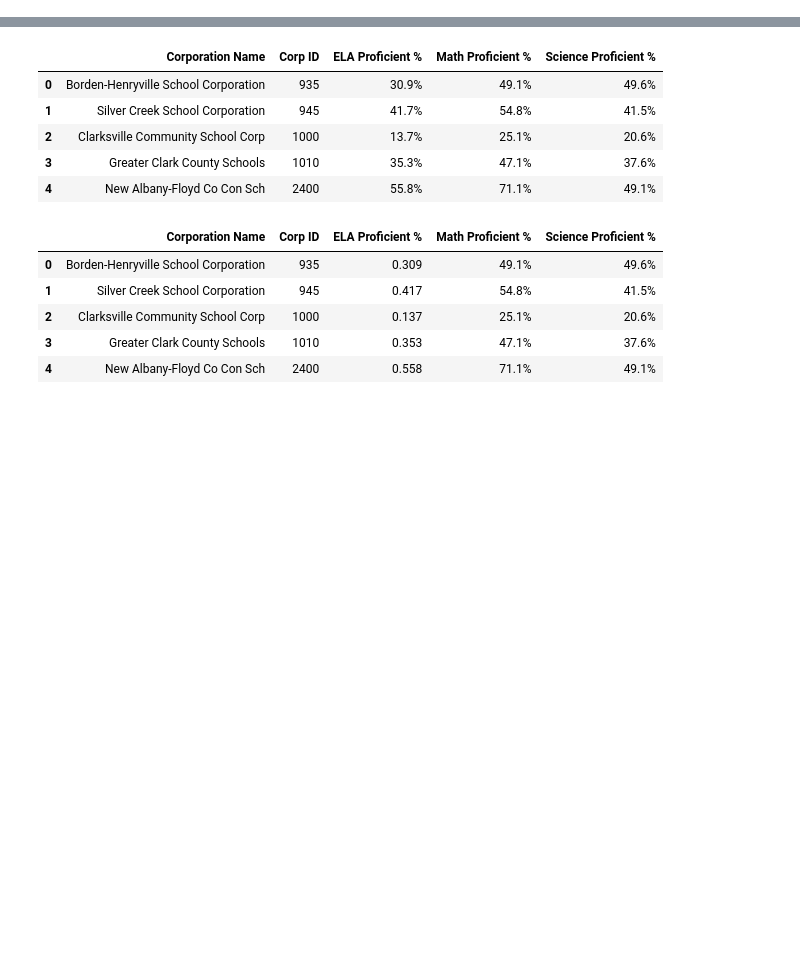
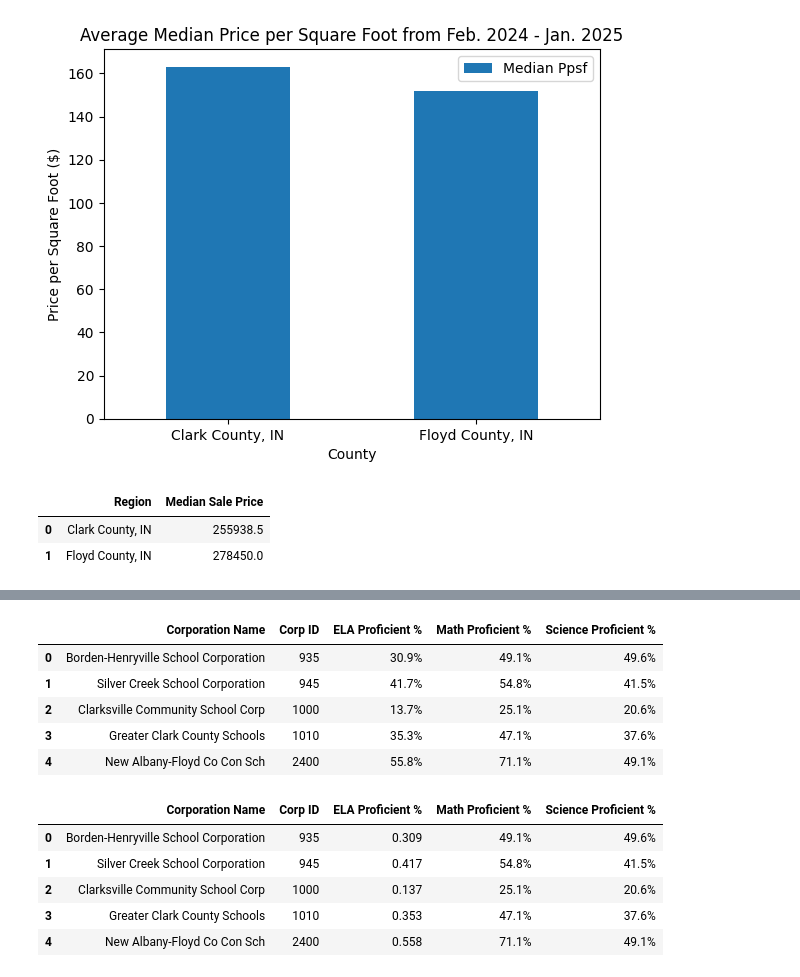
Before and after one commit to RachTheRad/SoIN_Housing_Analysis, a Jupyter notebook: HA_Cap_NB3.ipynb, the cells around one changed output, grey strips where cells are left out. Drawn from its saved outputs; the diff is of its cells as text; code cells hidden in the pictures; blank space fills up the shorter version.

```diff
--- a/HA_Cap_NB3.ipynb
+++ b/HA_Cap_NB3.ipynb
@@ -115,0 +63,12 @@ fig.show()
+# %%
+#bar chart showing average Median Ppsf for
+ax = average_ppsf.plot.bar(x='Region', y='Median Ppsf', rot=0, xlabel='County', ylabel='Price per Square Foot ($)', title="Average Median Price per Square Foot from Feb. 2024 - Jan. 2025")
+# %% [output]
+[figure, added]
+# %%
+#display avg. sale price df for reference while plotting
+average_saleprice
+# %% [output]
+|  | Region | Median Sale Price |
+| 0 | Clark County, IN | 255938.5 |
+| 1 | Floyd County, IN | 278450.0 |
```
Also changed, not shown: parts of 22 cells of this notebook.
